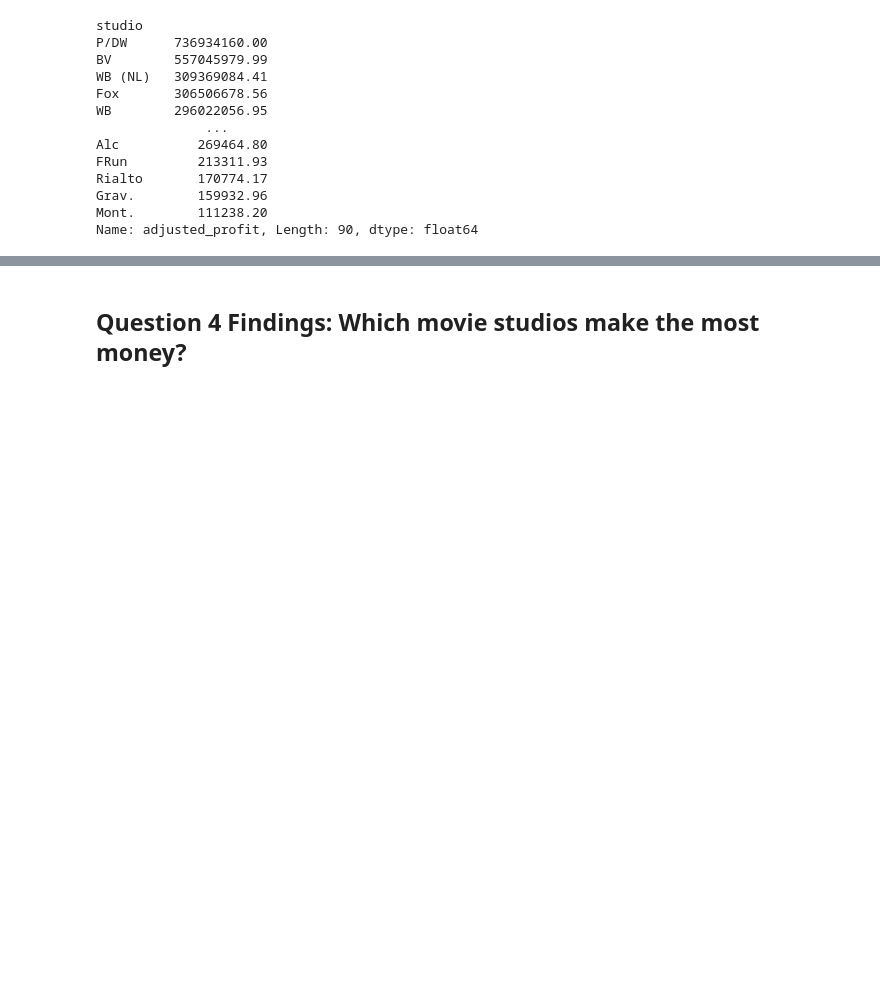
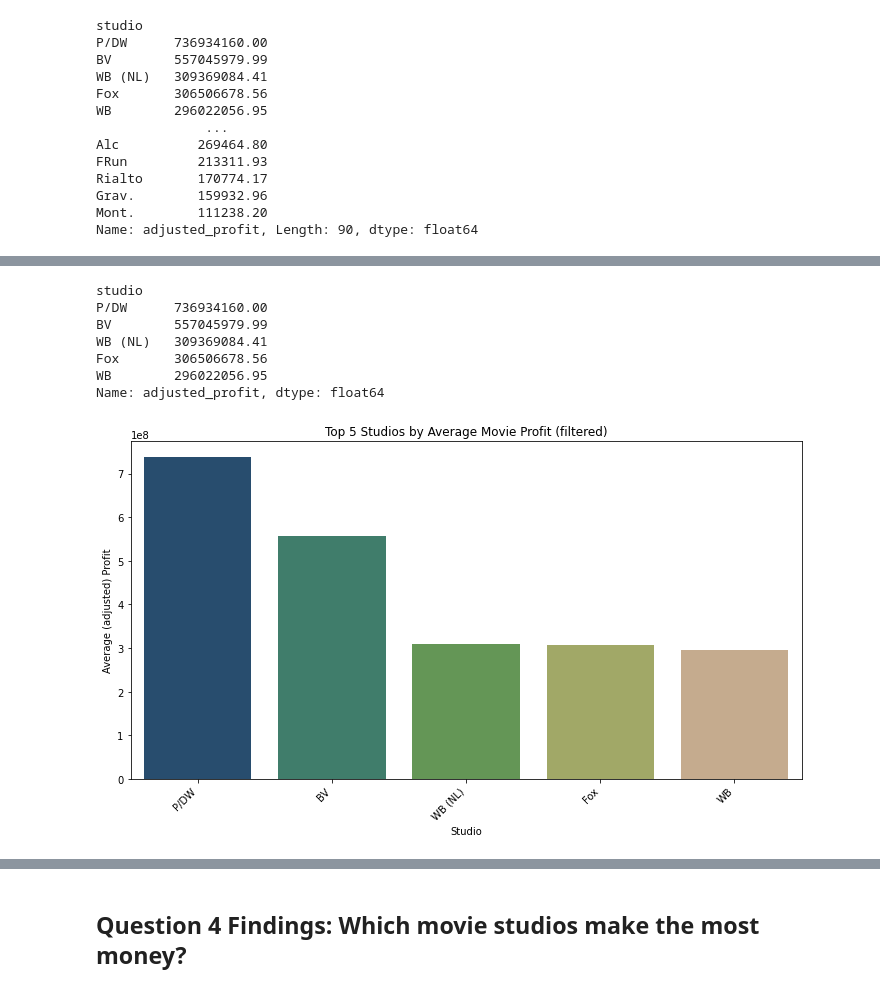
Before and after one commit to morgannash1/movie_analysis_project, a Jupyter notebook: notebook.ipynb, the cells around one changed output, grey strips where cells are left out. Cells and saved outputs as stored; diff of their text form; code cells hidden in the pictures; blank space fills up the shorter version.

```diff
--- a/notebook.ipynb
+++ b/notebook.ipynb
@@ -1185,3 +1185,25 @@ Name: adjusted_profit, dtype: float64
+# %%
+#selecting the top 5 studios and plotting
+sorted_bom_df_stu2 = sorted_bom_df_stu[:5]
+print(sorted_bom_df_stu2)
+
+plt.figure(figsize=(10, 6))
+sns.barplot(x=sorted_bom_df_stu2.index, y=sorted_bom_df_stu2.values, palette='gist_earth')
+plt.title('Top 5 Studios by Average Movie Profit (filtered)')
+plt.xlabel('Studio')
+plt.ylabel('Average (adjusted) Profit')
+plt.xticks(rotation=45, ha='right')
+plt.tight_layout()
+plt.show()
+# %% [output]
+studio
+P/DW      736934160.00
+BV        557045979.99
+WB (NL)   309369084.41
+Fox       306506678.56
+WB        296022056.95
+Name: adjusted_profit, dtype: float64
+[figure, added]
 # %%
 #new dataframe grouping by studio using the total adjusted profit
 bom_df_stu_sum = bom_df.groupby('studio')['adjusted_profit'].sum()
```
Also changed, not shown: parts of 3 cells of this notebook, 3 other files.
